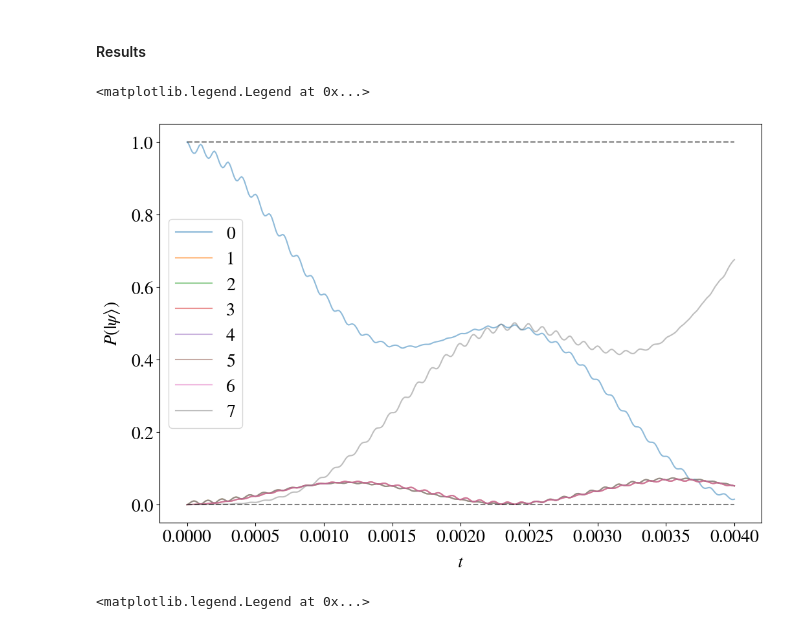
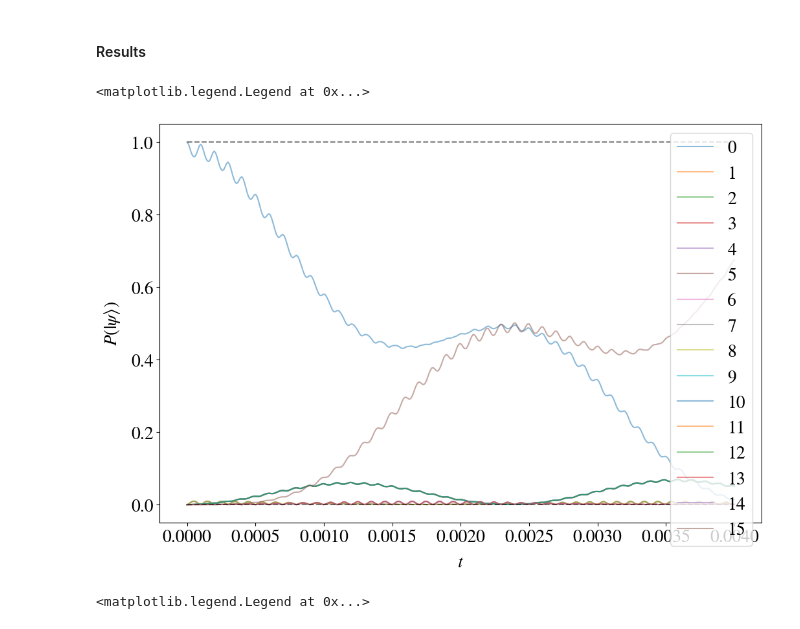
Before and after one commit to OpenQuantumDesign/oqd-trical, a Jupyter notebook: examples/raman/5_ising.ipynb, the cells around one changed output. Drawn from its saved outputs; the diff is of its cells as text; code cells hidden in the pictures.

Commit message:
[example] Fix ising example electronic states plot not showing all states

```diff
--- a/examples/raman/5_ising.ipynb
+++ b/examples/raman/5_ising.ipynb
@@ -239,33 +239,33 @@ matplotlib.rcParams["font.family"] = "STIXGeneral"
 # %%
 k = slice(None, None, 1)
 
 fig = plt.figure()
 
 ax = fig.subplots(1, 1, sharex=True)
 
 
-state_labels = [0, 1, 2, 3, 4, 5, 6, 7]
+state_labels = range(2**N)
 plot_states = [
-    [s.ptrace([0, 1, 2]).diag()[i] for i in state_labels] for s in result["states"][k]
+    [s.ptrace(range(N)).diag()[i] for i in state_labels] for s in result["states"][k]
 ]
 
 ax.plot(result["tspan"][k], plot_states, label=range(len(state_labels)), alpha=0.5)
 
 ax.plot(
     result["tspan"][k], np.zeros_like(result["tspan"][k]), ls="--", color="k", alpha=0.5
 )
 ax.plot(
     result["tspan"][k], np.ones_like(result["tspan"][k]), ls="--", color="k", alpha=0.5
 )
 
 
 ax.set_xlabel(r"$t$", labelpad=10)
 ax.set_ylabel(r"$P(| \psi \rangle)$", labelpad=10)
 
 ax.legend()
 # %% [output]
 <matplotlib.legend.Legend at 0x...>
-[figure, old version]
+[figure, new version]
 # %%
 k = slice(None, None, 1)
 
```
Also changed, not shown: parts of 1 cell of this notebook.
